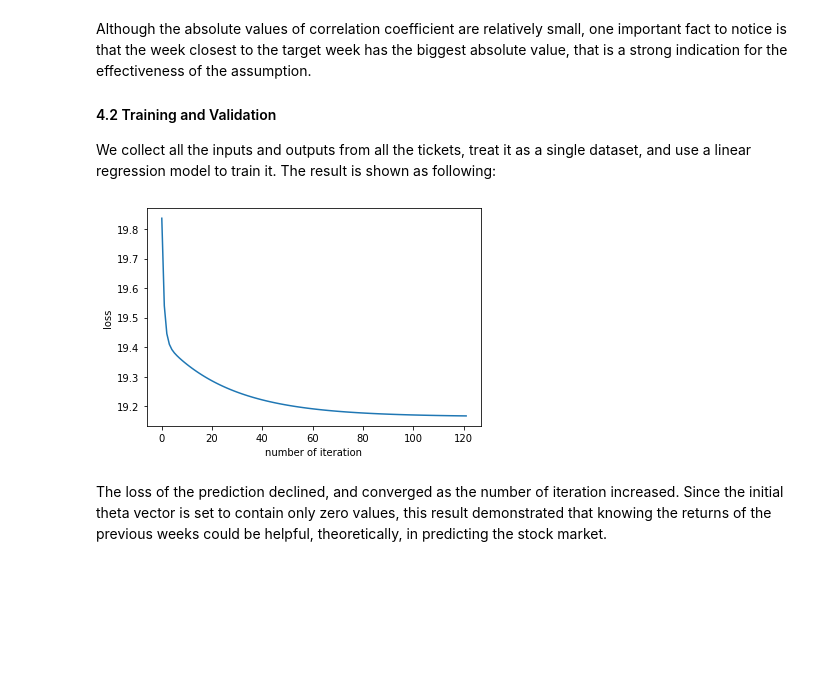
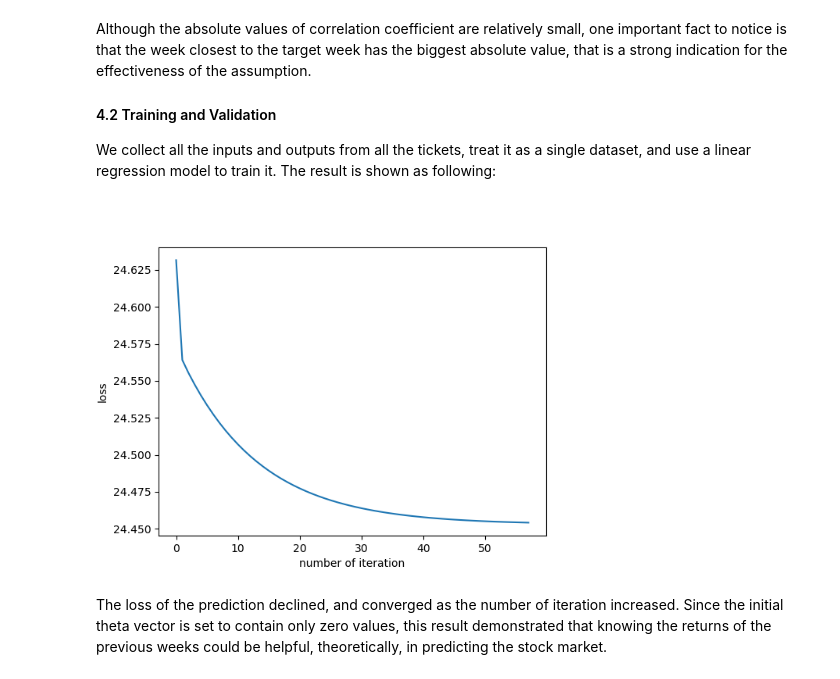
Before and after one commit to SanyueHan/COMP3027J-Data-Mining-Machine-Learning, a Jupyter notebook: Assignments/Assignment_2/Assignment_2_total.ipynb, the cells around one changed output. Cells and saved outputs as stored; diff of their text form; code cells hidden in the pictures; blank space fills up the shorter version.

Commit message:
one degree model

```diff
--- a/Assignments/Assignment_2/Assignment_2_total.ipynb
+++ b/Assignments/Assignment_2/Assignment_2_total.ipynb
@@ -102,19 +102,11 @@ that is a strong indication for the effectiveness of the assumption.
 #### 4.2 Training and Validation
 We collect all the inputs and outputs from all the tickets, treat it as a single dataset,
 and use a linear regression model to train it. The result is shown as following:
-# %%
-# create array
-X = df.drop(columns=['target']).to_numpy()
-X = np.c_[np.ones((X.shape[0], 1)), X]
-Y = df['target'].to_numpy()
-Y = np.reshape(Y, [Y.shape[0], 1])
-
-from model_0 import BatchGradientDescent
-model = BatchGradientDescent(X, Y, 0.01)
-model.train()
-model.plot_loss_history()
-# %% [output]
-[figure, removed]
+# %%
+from IPython.display import Image
+Image(filename = 'images/1-degree.png', width=500, height=300)
+# %% [output]
+[figure, added]
 # %% [markdown]
 The loss of the prediction declined, and converged as the number of iteration increased.
 Since the initial theta vector is set to contain only zero values,
```
Also changed, not shown: parts of 1 cell of this notebook.
